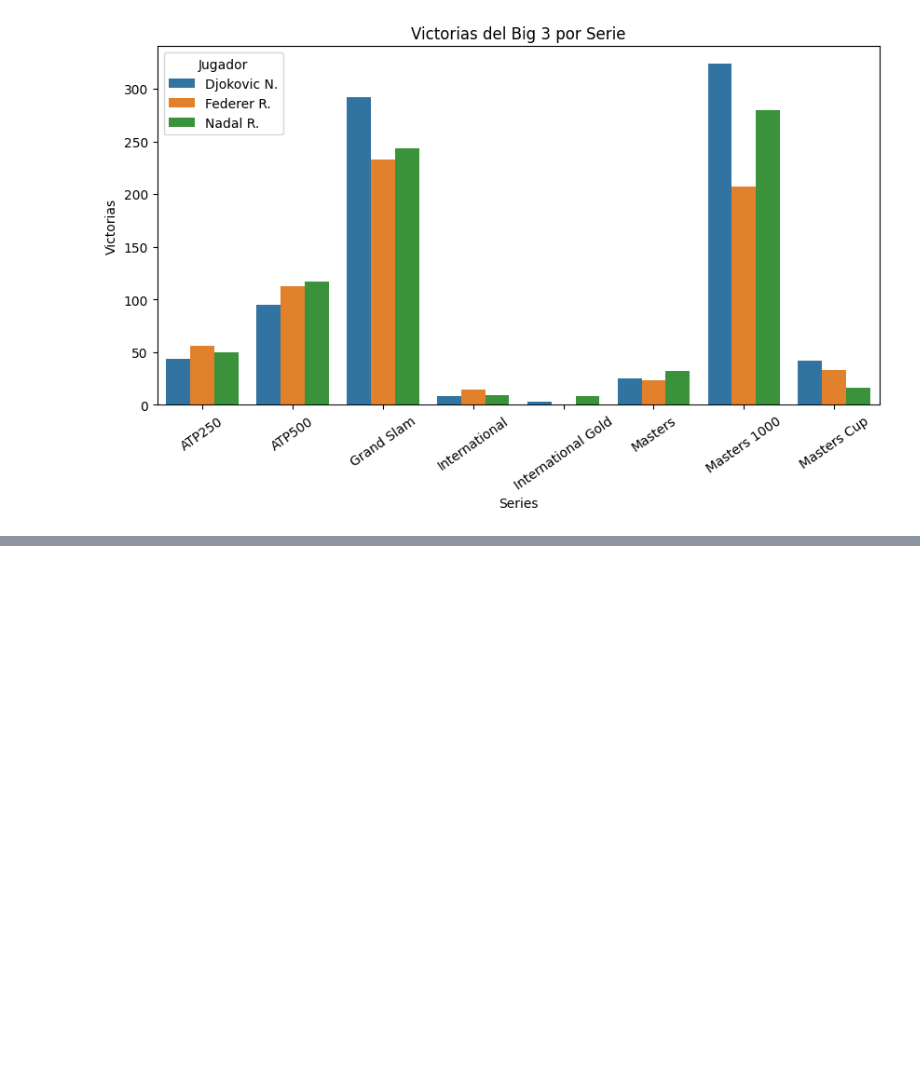
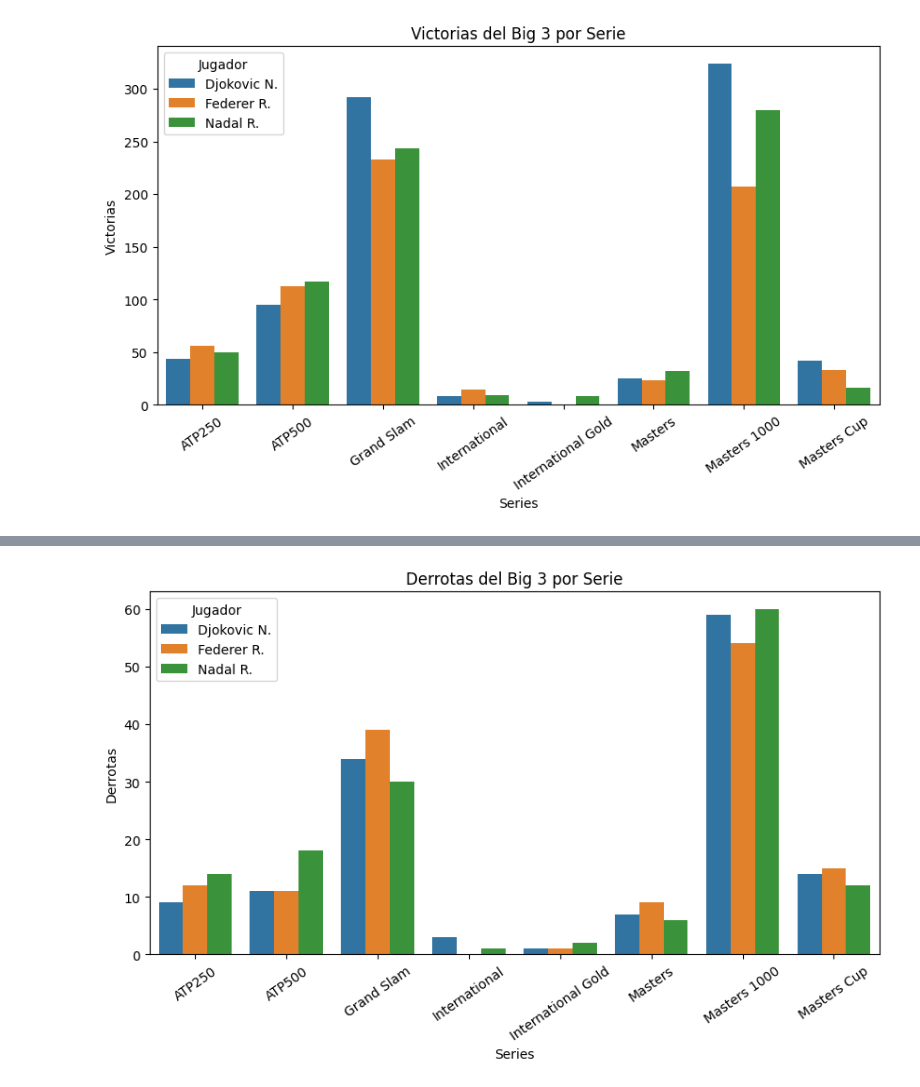
Before and after one commit to legabrielo/Tennis, a Jupyter notebook: tennis.ipynb, the cells around one changed output, grey strips where cells are left out. Cells and saved outputs as stored; diff of their text form; code cells hidden in the pictures; blank space fills up the shorter version.

Commit message:
Derrotas
Añadimos la gráfica de las derrotas

```diff
--- a/tennis.ipynb
+++ b/tennis.ipynb
@@ -559,3 +559,10 @@ plt.title('Victorias del Big 3 por Serie')
 plt.ylabel('Victorias');
 # %% [output]
 [figure]
+# %%
+# derrotas por torneo
+
+tor1 = b3L.groupby(['Series', 'Loser'])[['ATP']].count().reset_index()
+tor1 = tor1.rename(columns={'Loser': 'Jugador',
+                          'ATP': 'Losses'})
+tor1.head()
@@ -561,0 +576,14 @@ plt.ylabel('Victorias');
+# %%
+# gráfico para ver las victorias por torneo
+
+plt.figure(figsize=(10,5))
+sns.barplot(data=tor1,
+            x = 'Series',
+            y = 'Losses',
+            hue= 'Jugador'
+)
+plt.xticks(rotation=35)
+plt.title('Derrotas del Big 3 por Serie')
+plt.ylabel('Derrotas');
+# %% [output]
+[figure, added]
```
Also changed, not shown: parts of 1 cell of this notebook.
